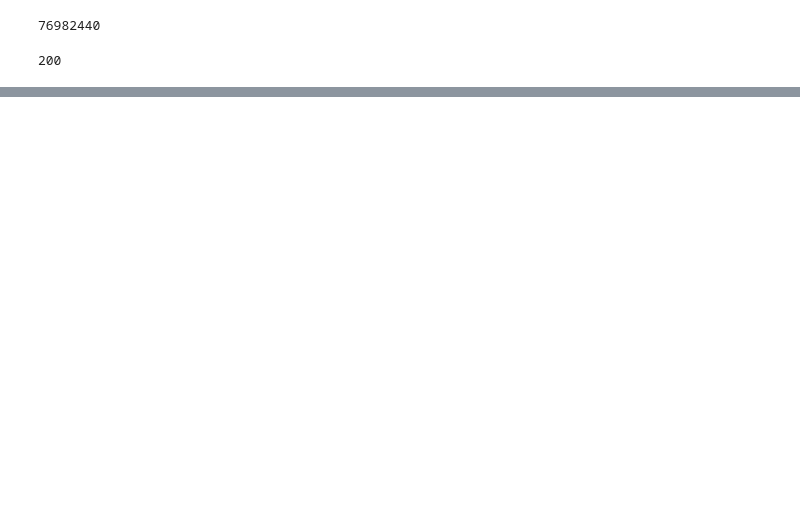
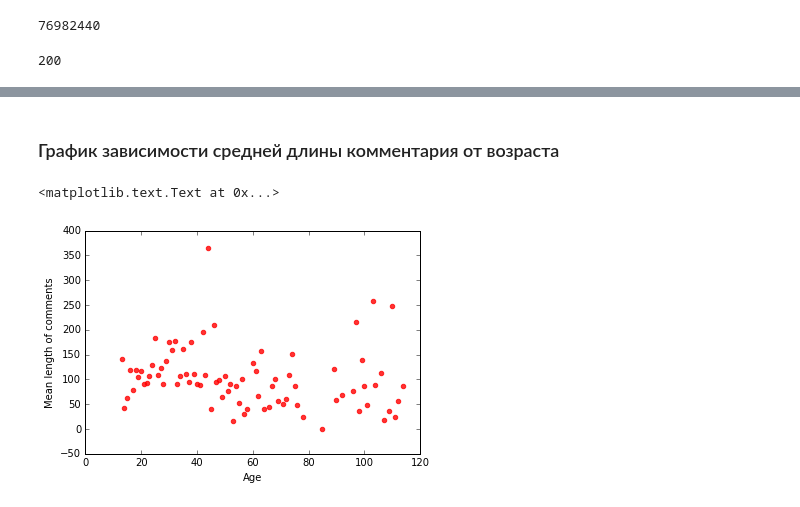
Before and after one commit to maria-terekhina/myslina-hw, a Jupyter notebook: VK_API/HW.ipynb, the cells around one changed output, grey strips where cells are left out. Drawn from its saved outputs; the diff is of its cells as text; code cells hidden in the pictures; blank space fills up the shorter version.

```diff
--- a/VK_API/HW.ipynb
+++ b/VK_API/HW.ipynb
@@ -172,0 +170,9 @@ OverflowError: mktime argument out of range
+# %% [markdown]
+### График зависимости средней длины комментария от возраста
+# %%
+plt.scatter([i for i in bdate_info], [bdate_info[i] for i in bdate_info], color = 'r', alpha = 0.8)
+plt.ylabel('Mean length of comments')
+plt.xlabel('Age')
+# %% [output]
+<matplotlib.text.Text at 0x...>
+[figure, added]
```
Also changed, not shown: parts of 19 cells of this notebook.
